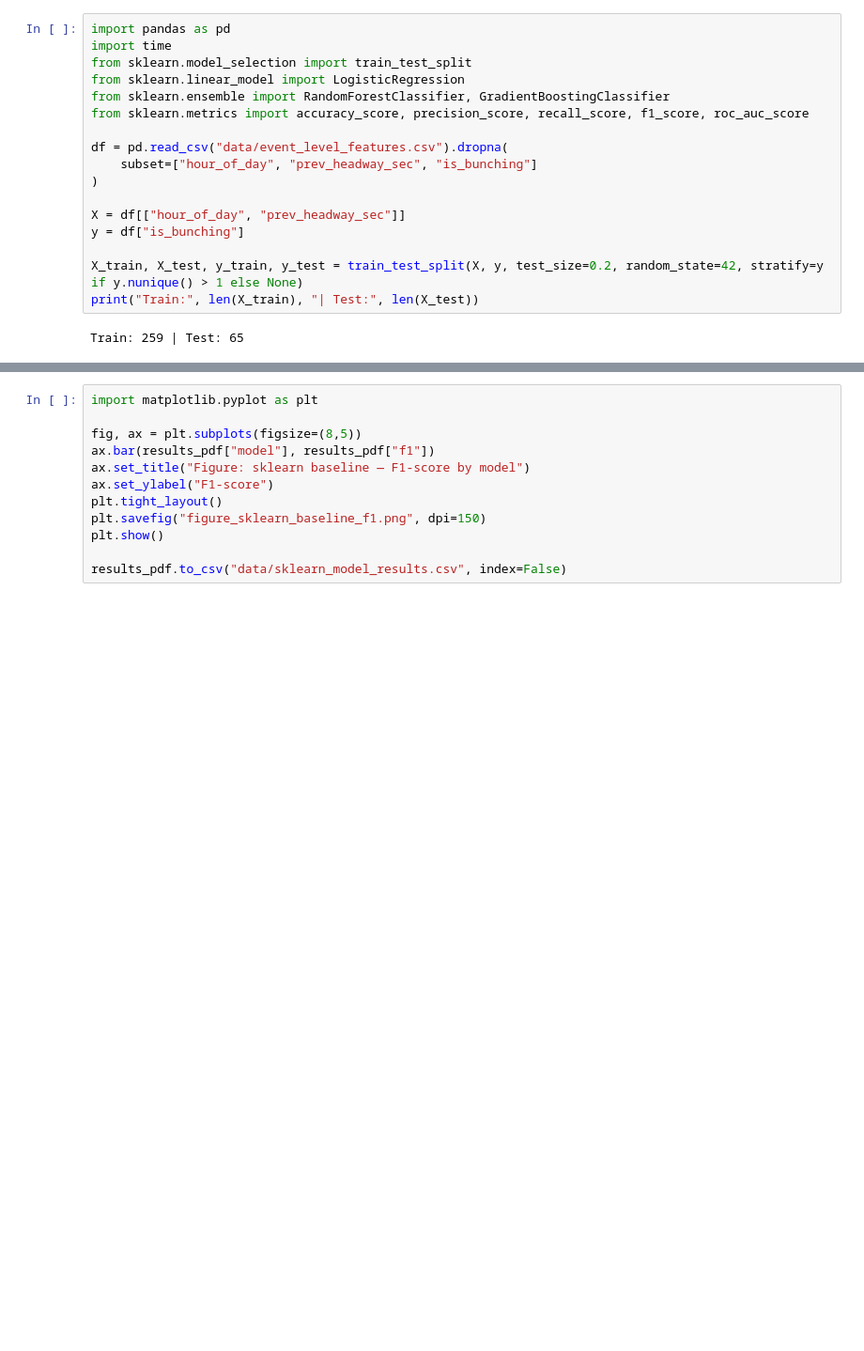
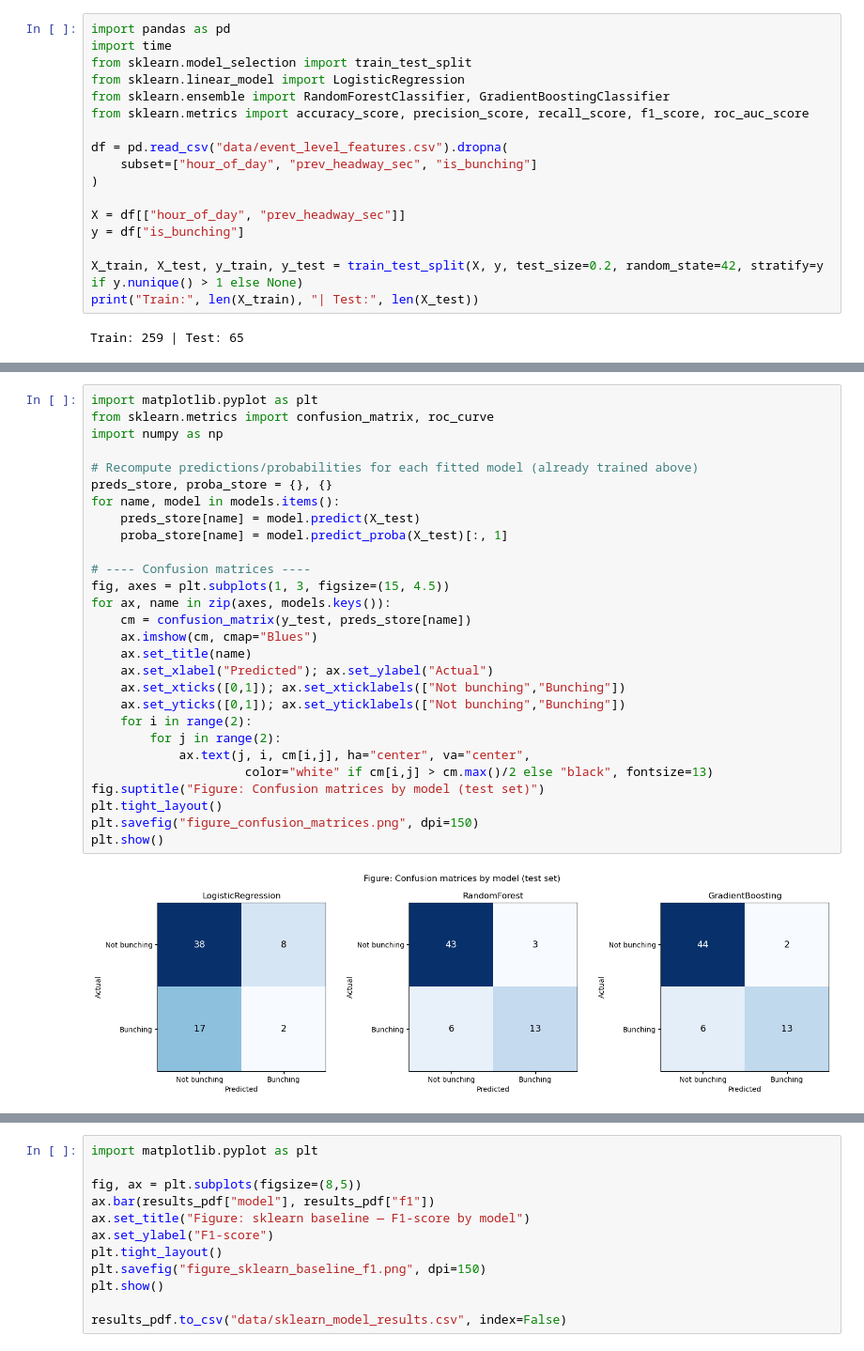
Before and after one commit to Pratikshya0809/Big-Data-Programming-Project-Coursework, a Jupyter notebook: 04_ML_Classification_Models.ipynb, the cells around one changed output, grey strips where cells are left out. Shown at 94% size. Saved outputs shown, nothing was run; the diff lists cells and outputs as text; blank space fills up the shorter version.

Commit message:
Add confusion matrix, ROC, and feature importance figures

```diff
--- a/04_ML_Classification_Models.ipynb
+++ b/04_ML_Classification_Models.ipynb
@@ -65,0 +66,30 @@ results_pdf
+# %%
+import matplotlib.pyplot as plt
+from sklearn.metrics import confusion_matrix, roc_curve
+import numpy as np
+
+# Recompute predictions/probabilities for each fitted model (already trained above)
+preds_store, proba_store = {}, {}
+for name, model in models.items():
+    preds_store[name] = model.predict(X_test)
+    proba_store[name] = model.predict_proba(X_test)[:, 1]
+
+# ---- Confusion matrices ----
+fig, axes = plt.subplots(1, 3, figsize=(15, 4.5))
+for ax, name in zip(axes, models.keys()):
+    cm = confusion_matrix(y_test, preds_store[name])
+    ax.imshow(cm, cmap="Blues")
+    ax.set_title(name)
+    ax.set_xlabel("Predicted"); ax.set_ylabel("Actual")
+    ax.set_xticks([0,1]); ax.set_xticklabels(["Not bunching","Bunching"])
+    ax.set_yticks([0,1]); ax.set_yticklabels(["Not bunching","Bunching"])
+    for i in range(2):
+        for j in range(2):
+            ax.text(j, i, cm[i,j], ha="center", va="center",
+                     color="white" if cm[i,j] > cm.max()/2 else "black", fontsize=13)
+fig.suptitle("Figure: Confusion matrices by model (test set)")
+plt.tight_layout()
+plt.savefig("figure_confusion_matrices.png", dpi=150)
+plt.show()
+# %% [output]
+[figure, added]
```
Also changed, not shown: parts of 4 cells of this notebook.
